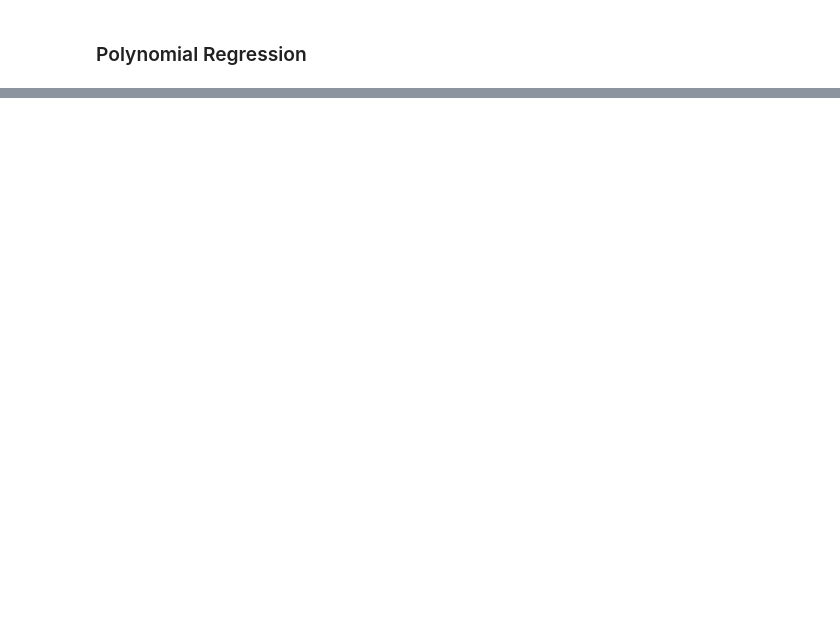
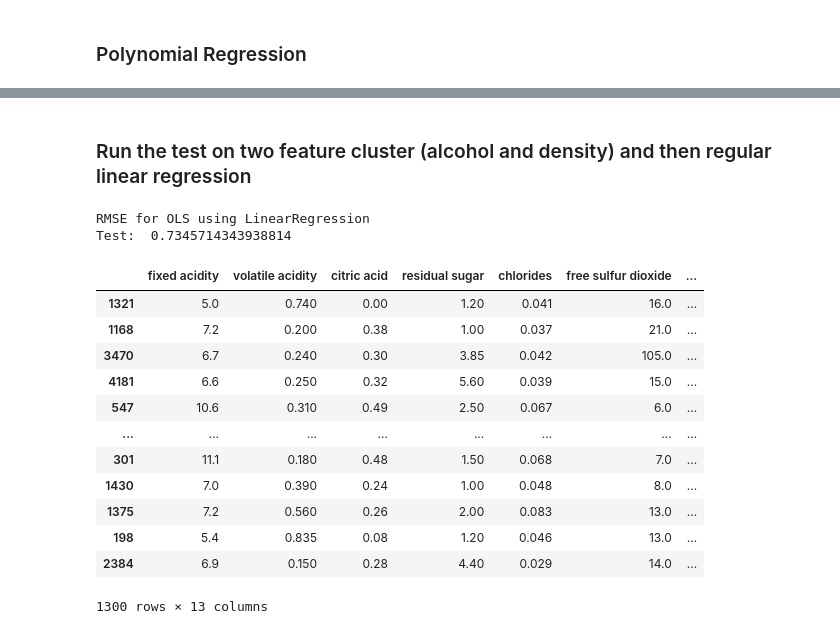
Before and after one commit to Villa-Pirovits/quality-uncorked, a Jupyter notebook: pirovits-work/model.ipynb, the cells around one changed output, grey strips where cells are left out. Drawn from its saved outputs; the diff is of its cells as text; code cells hidden in the pictures; blank space fills up the shorter version.

```diff
--- a/pirovits-work/model.ipynb
+++ b/pirovits-work/model.ipynb
@@ -57,6 +57,9 @@ kmeans2.fit(X_train_2_features)
 
 X_train['2_cluster'] = kmeans2.predict(X_train_2_features)
 X_validate['2_cluster'] = kmeans2.predict(X_validate_2_features)
+
+X_test_2_features = X_test_scaled[['density', 'alcohol']]
+X_test['2_cluster'] = kmeans2.predict(X_test_2_features)
 # %%
 X_train_3_features = X_train_scaled[['residual sugar', 'total sulfur dioxide', 'alcohol']]
 X_train_3_features
@@ -312,0 +308,23 @@ plt.show()
+# %% [markdown]
+### Run the test on two feature cluster (alcohol and density) and then regular linear regression
+# %%
+model.test(X_train_2, X_test_scaled, X_test, y_train, y_validate, y_test)
+# %% [output]
+RMSE for OLS using LinearRegression
+Test:  0.7345714343938814
+# %%
+X_test
+# %% [output]
+|  | fixed acidity | volatile acidity | citric acid | residual sugar | chlorides | free sulfur dioxide | ... |
+| 1321 | 5.0 | 0.740 | 0.00 | 1.20 | 0.041 | 16.0 | ... |
+| 1168 | 7.2 | 0.200 | 0.38 | 1.00 | 0.037 | 21.0 | ... |
+| 3470 | 6.7 | 0.240 | 0.30 | 3.85 | 0.042 | 105.0 | ... |
+| 4181 | 6.6 | 0.250 | 0.32 | 5.60 | 0.039 | 15.0 | ... |
+| 547 | 10.6 | 0.310 | 0.49 | 2.50 | 0.067 | 6.0 | ... |
+| ... | ... | ... | ... | ... | ... | ... | ... |
+| 301 | 11.1 | 0.180 | 0.48 | 1.50 | 0.068 | 7.0 | ... |
+| 1430 | 7.0 | 0.390 | 0.24 | 1.00 | 0.048 | 8.0 | ... |
+| 1375 | 7.2 | 0.560 | 0.26 | 2.00 | 0.083 | 13.0 | ... |
+| 198 | 5.4 | 0.835 | 0.08 | 1.20 | 0.046 | 13.0 | ... |
+| 2384 | 6.9 | 0.150 | 0.28 | 4.40 | 0.029 | 14.0 | ... |
+1300 rows × 13 columns
```
Also changed, not shown: parts of 17 cells of this notebook, 1 other file.
